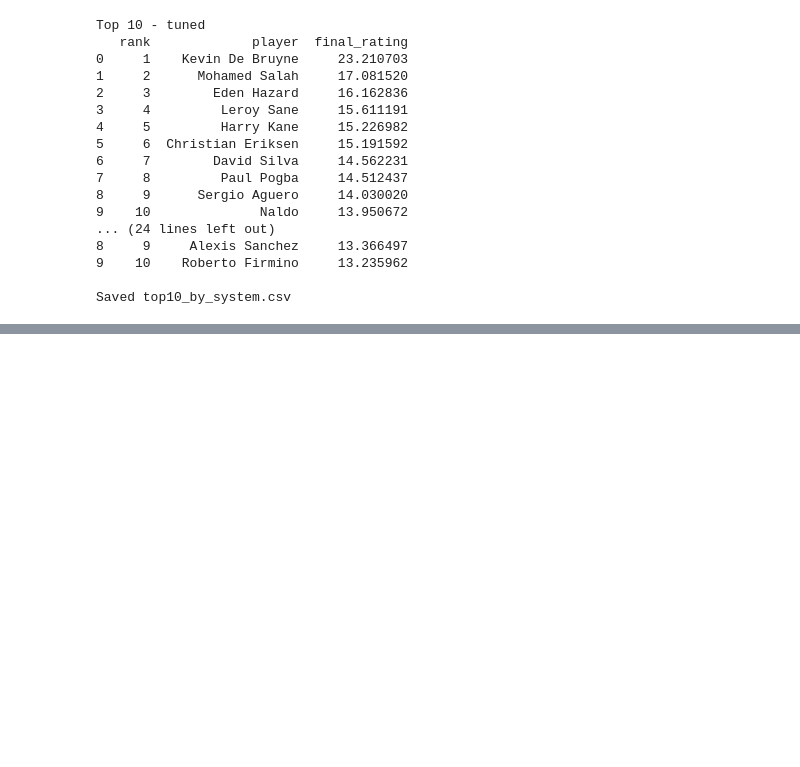
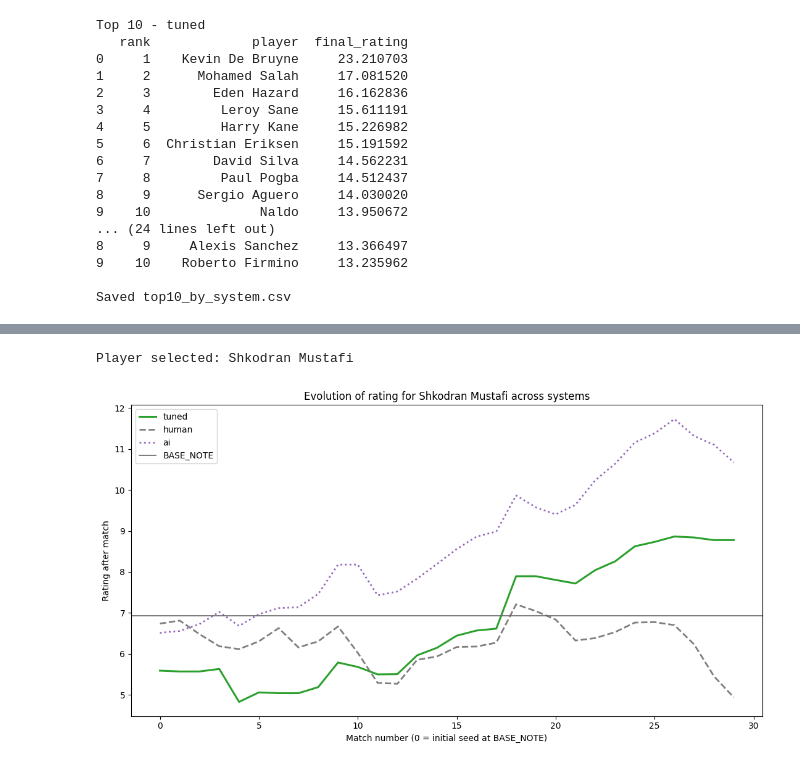
Before and after one commit to AntoineMagninn/GOAL, a Jupyter notebook: notebooks/Model.ipynb, the cells around one changed output, grey strips where cells are left out. Saved outputs shown, nothing was run; the diff lists cells and outputs as text; code cells hidden in the pictures; blank space fills up the shorter version.

```diff
--- a/notebooks/Model.ipynb
+++ b/notebooks/Model.ipynb
@@ -1014,0 +1120,53 @@ Player selected: Florian Kainz
+# %%
+# Evolution of Shkodran Mustafi across tuned, human, and AI ratings
+import numpy as np
+import matplotlib.pyplot as plt
+import re, unicodedata
+
+# Preconditions
+assert 'ts_tuned' in globals() and 'ts_hum' in globals() and 'ts_ai' in globals(), "Run previous cells first."
+target_name = "Shkodran Mustafi"
+
+def _norm(s: str) -> str:
+    s = unicodedata.normalize("NFKD", str(s))
+    s = "".join(ch for ch in s if not unicodedata.combining(ch))
+    s = s.lower()
+    return re.sub(r"\s+", " ", re.sub(r"[^a-z0-9]+", " ", s)).strip()
+
+# Resolve exact player name present in the time series (case/accents-insensitive)
+players_union = set(ts_tuned['player']).union(ts_hum['player']).union(ts_ai['player'])
+norm_map = {_norm(p): p for p in players_union}
+key = _norm(target_name)
+if key not in norm_map:
+    raise RuntimeError(f"Player '{target_name}' not found in any system.")
+player = norm_map[key]
+print(f"Player selected: {player}")
+
+def series_for(ts, player):
+    dfp = (ts[ts['player'] == player]
+           .sort_values(['date','match'])
+           .reset_index(drop=True))
+    x = np.arange(len(dfp))  # 0 includes the initial seed at BASE_NOTE
+    y = dfp['rating_after'].to_numpy()
+    return x, y
+
+x_t, y_t = series_for(ts_tuned, player)
+x_h, y_h = series_for(ts_hum,   player)
+x_a, y_a = series_for(ts_ai,    player)
+
+plt.figure(figsize=(11,6))
+plt.plot(x_t, y_t, color='tab:green',  lw=2.2, label='tuned')
+plt.plot(x_h, y_h, color='tab:gray',   lw=2.0, ls='--', label='human')
+plt.plot(x_a, y_a, color='tab:purple', lw=2.0, ls=':',  label='ai')
+
+plt.axhline(BASE_NOTE, color='0.4', lw=1.2, label='BASE_NOTE')
+plt.title(f"Evolution of rating for {player} across systems")
+plt.xlabel("Match number (0 = initial seed at BASE_NOTE)")
+plt.ylabel("Rating after match")
+plt.legend()
+plt.tight_layout()
+
+plt.show()
+# %% [output]
+Player selected: Shkodran Mustafi
+[figure, added]
```
Also changed, not shown: parts of 15 cells of this notebook, 8 other files.
